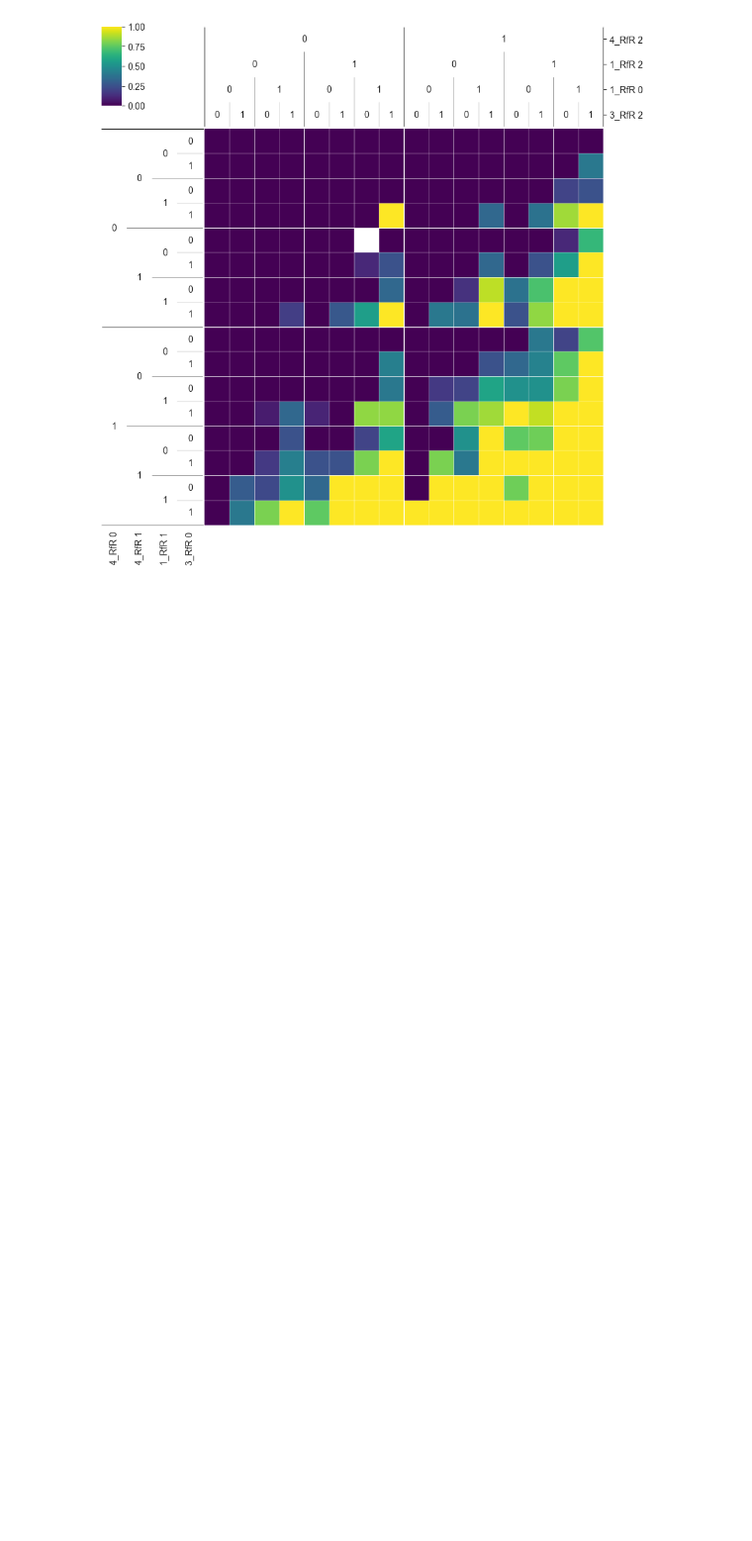
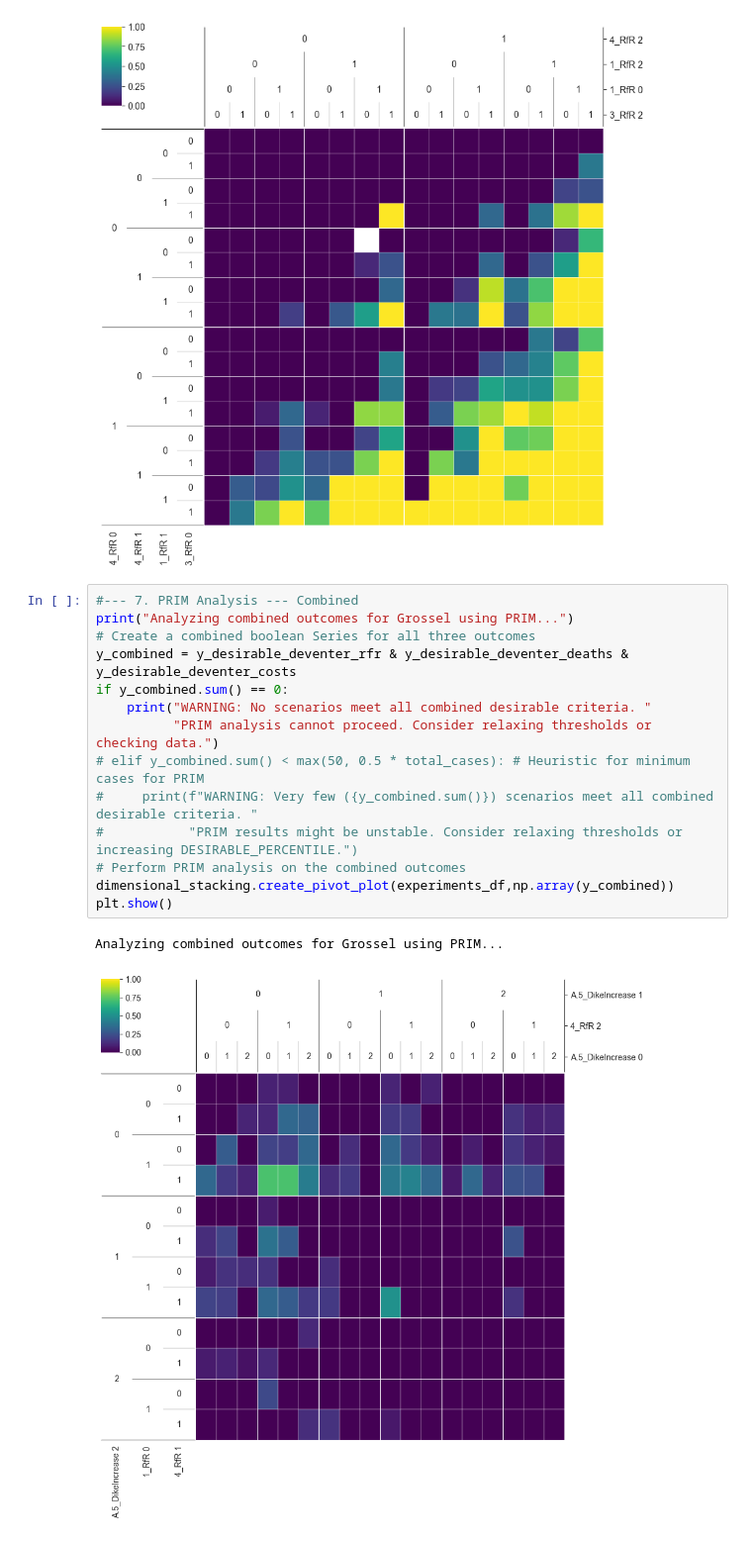
Before and after one commit to adaprecup/decision_making_assignments, a Jupyter notebook: final assignment EPA141/model_scripts/DimStack_Deveneter.ipynb, the cells around one changed output. Shown at 99% size. Saved outputs shown, nothing was run; the diff lists cells and outputs as text; blank space fills up the shorter version.

Commit message:
Setup Dimensional Stacking - Markdowns still missing

```diff
--- a/final assignment EPA141/model_scripts/DimStack_Deveneter.ipynb
+++ b/final assignment EPA141/model_scripts/DimStack_Deveneter.ipynb
@@ -142,3 +142,20 @@ dimensional_stacking.create_pivot_plot(experiments_df,np.array(y_desirable_deven
 plt.show()
 # %% [output]
 [figure]
+# %%
+#--- 7. PRIM Analysis --- Combined
+print("Analyzing combined outcomes for Grossel using PRIM...")
+# Create a combined boolean Series for all three outcomes
+y_combined = y_desirable_deventer_rfr & y_desirable_deventer_deaths & y_desirable_deventer_costs
+if y_combined.sum() == 0:
+    print("WARNING: No scenarios meet all combined desirable criteria. "
+          "PRIM analysis cannot proceed. Consider relaxing thresholds or checking data.")
+# elif y_combined.sum() < max(50, 0.5 * total_cases): # Heuristic for minimum cases for PRIM
+#     print(f"WARNING: Very few ({y_combined.sum()}) scenarios meet all combined desirable criteria. "
+#           "PRIM results might be unstable. Consider relaxing thresholds or increasing DESIRABLE_PERCENTILE.")
+# Perform PRIM analysis on the combined outcomes
+dimensional_stacking.create_pivot_plot(experiments_df,np.array(y_combined))
+plt.show()
+# %% [output]
+Analyzing combined outcomes for Grossel using PRIM...
+[figure, added]
```
Also changed, not shown: parts of 2 cells of this notebook, 2 other files.
